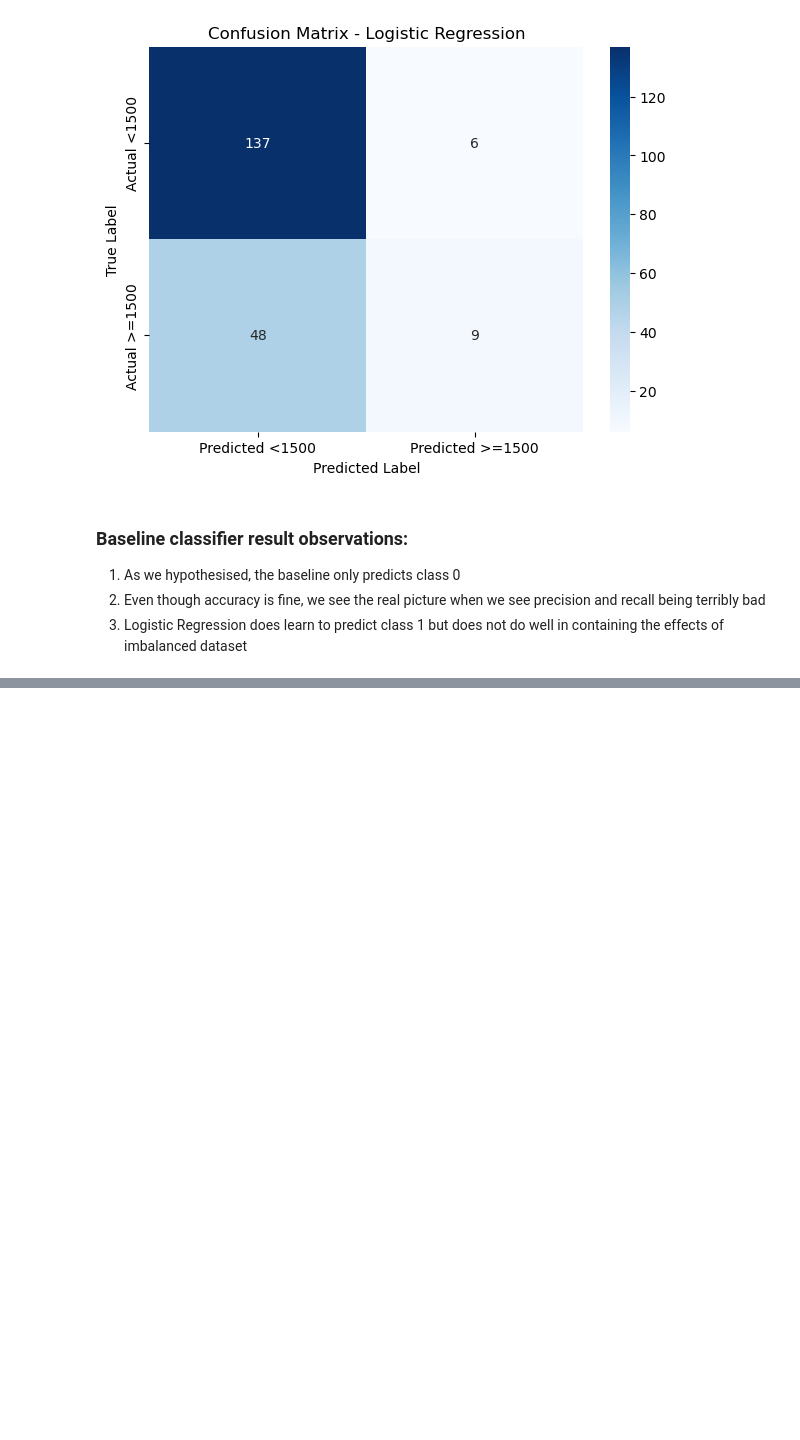
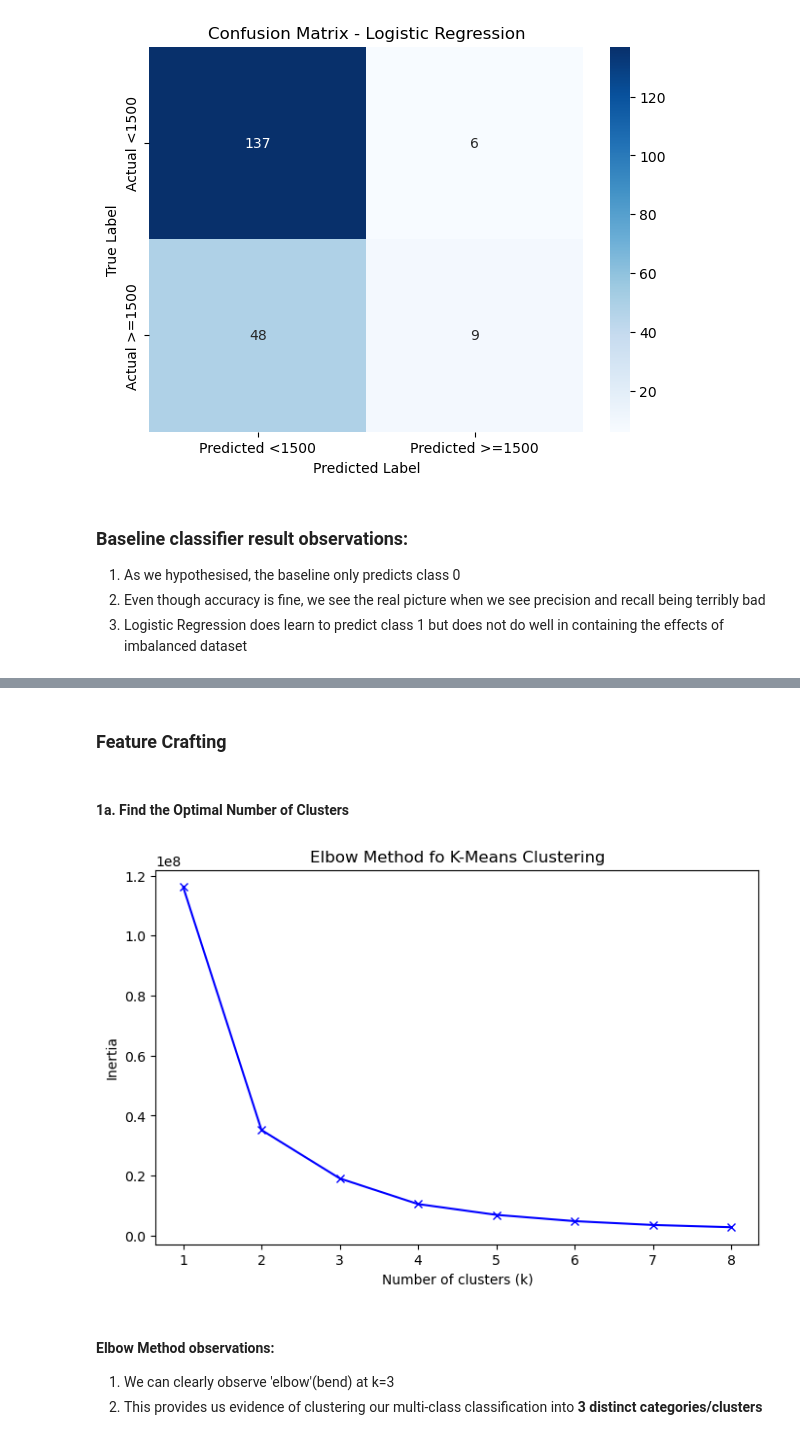
Before and after one commit to Ahmadbader17/COMP1801_ML_Coursework, a Jupyter notebook: notebooks/classification.ipynb, the cells around one changed output, grey strips where cells are left out. Cells and saved outputs as stored; diff of their text form; code cells hidden in the pictures; blank space fills up the shorter version.

Commit message:
Implemented Elbow method

```diff
--- a/notebooks/classification.ipynb
+++ b/notebooks/classification.ipynb
@@ -190,0 +253,31 @@ weighted avg       0.70      0.73      0.67       200
+# %% [markdown]
+### Feature Crafting
+# %% [markdown]
+#### 1a. Find the Optimal Number of Clusters
+# %%
+from sklearn.cluster import KMeans
+
+lifespan_data = df[['Lifespan']]
+
+inertia = []
+k_values = range(1, 9)
+
+for k in k_values:
+    kmeans = KMeans(n_clusters=k, n_init=10, random_state=RANDOM_STATE)
+    kmeans.fit(lifespan_data)
+    inertia.append(kmeans.inertia_)
+
+plt.figure(figsize=(8, 5))
+plt.plot(k_values, inertia, 'bx-')
+plt.xlabel('Number of clusters (k)')
+plt.ylabel('Inertia')
+plt.title('Elbow Method fo K-Means Clustering')
+plt.savefig("../report/figures/fig-4.4-number-of-clusters.png", dpi=500, bbox_inches='tight')
+plt.show()
+# %% [output]
+[figure, added]
+# %% [markdown]
+#### Elbow Method observations:
+
+1. We can clearly observe 'elbow'(bend) at k=3
+2. This provides us evidence of clustering our multi-class classification into **3 distinct categories/clusters**
```
Also changed, not shown: parts of 5 cells of this notebook, 2 other files.
